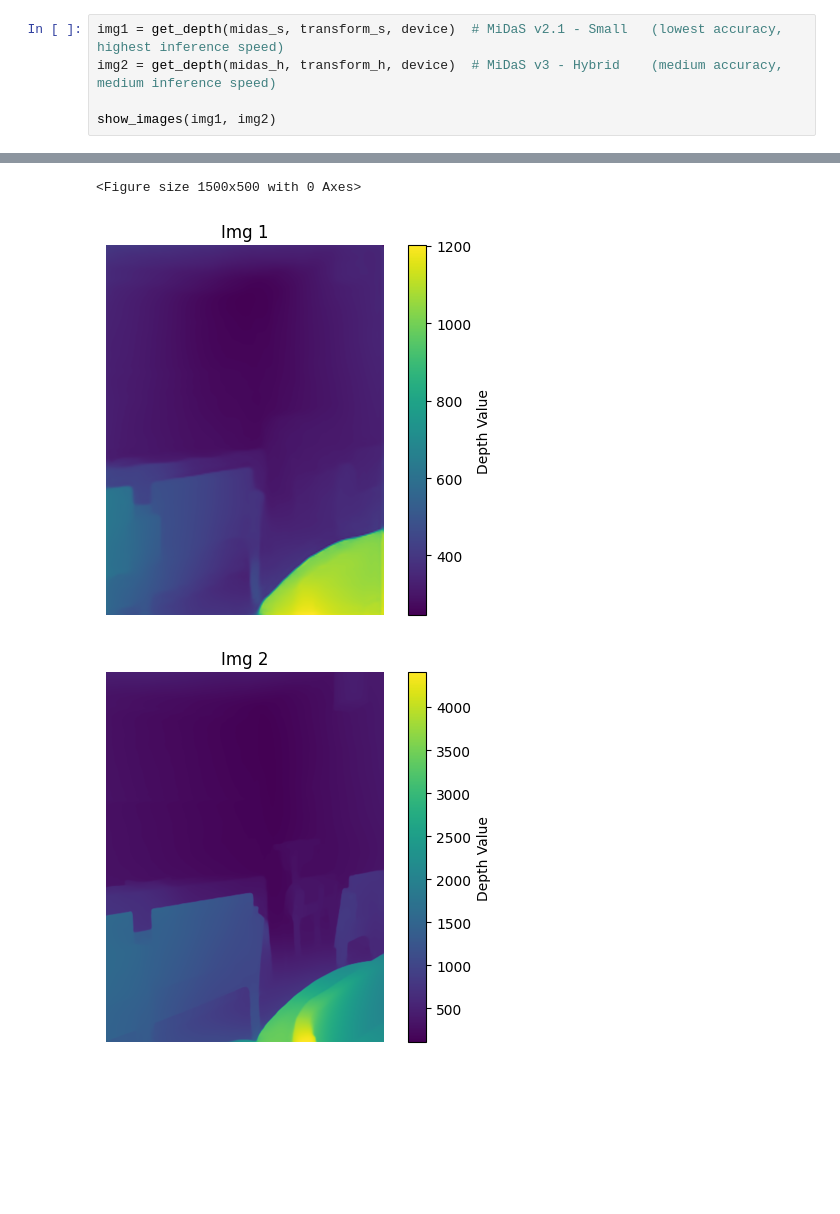
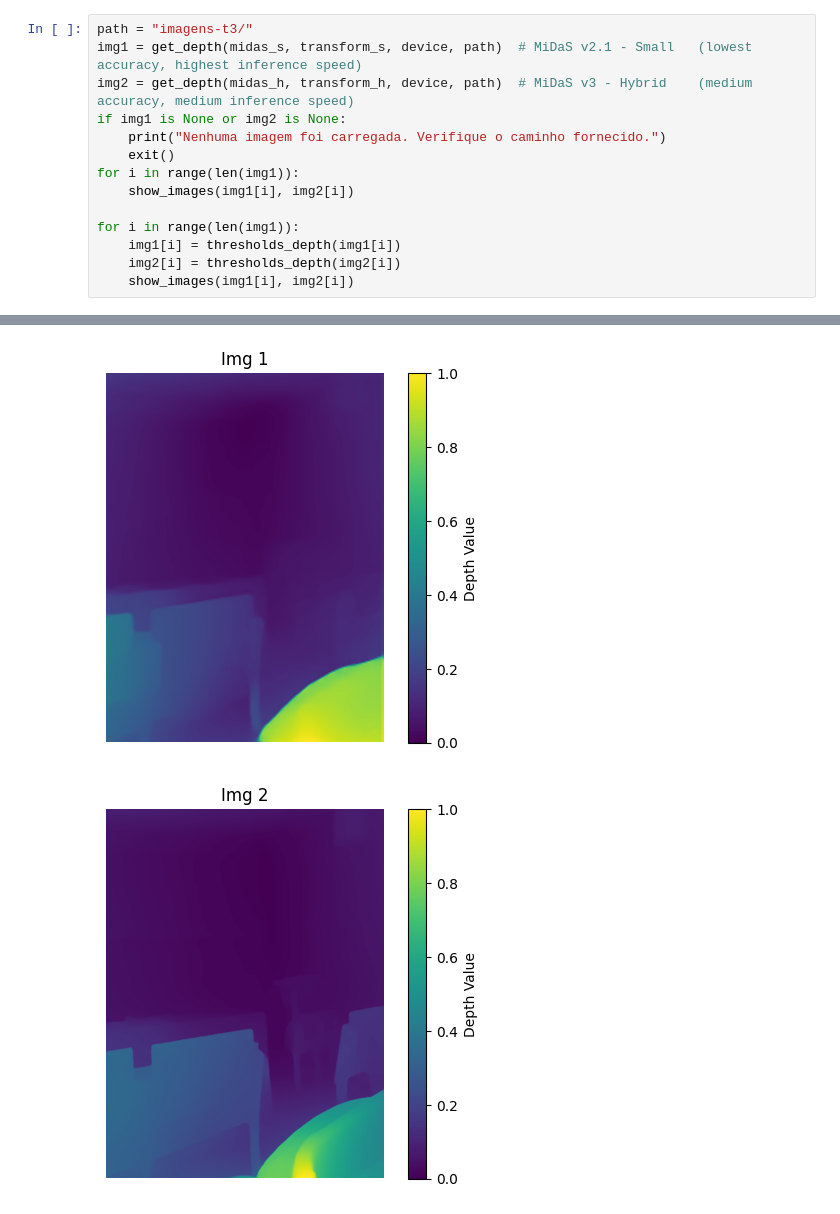
Before and after one commit to GabrielMacedoMontagna/MC949_Visao_Computacional, a Jupyter notebook: Trabalho 3/depth.ipynb, the cells around one changed output, grey strips where cells are left out. Drawn from its saved outputs; the diff is of its cells as text; blank space fills up the shorter version.

Commit message:
Finaliza a etapa de depth

```diff
--- a/Trabalho 3/depth.ipynb
+++ b/Trabalho 3/depth.ipynb
@@ -73,6 +136,15 @@ Using cache found in /home/admi/.cache/torch/hub/intel-isl_MiDaS_master
 # %%
-img1 = get_depth(midas_s, transform_s, device)  # MiDaS v2.1 - Small   (lowest accuracy, highest inference speed)
-img2 = get_depth(midas_h, transform_h, device)  # MiDaS v3 - Hybrid    (medium accuracy, medium inference speed)
+path = "imagens-t3/"
+img1 = get_depth(midas_s, transform_s, device, path)  # MiDaS v2.1 - Small   (lowest accuracy, highest inference speed)
+img2 = get_depth(midas_h, transform_h, device, path)  # MiDaS v3 - Hybrid    (medium accuracy, medium inference speed)
+if img1 is None or img2 is None:
+    print("Nenhuma imagem foi carregada. Verifique o caminho fornecido.")
+    exit()
+for i in range(len(img1)):
+    show_images(img1[i], img2[i])
 
-show_images(img1, img2)
+for i in range(len(img1)):
+    img1[i] = thresholds_depth(img1[i])
+    img2[i] = thresholds_depth(img2[i])
+    show_images(img1[i], img2[i])
 # %% [output]
@@ -81,3 +154,2 @@ Inference time: 0.0094 seconds
-<Figure size 1500x500 with 0 Axes>
-[figure, old version]
+[figure, new version]
-[figure, old version]
+[figure, new version]
```
Also changed, not shown: parts of 5 cells of this notebook, 1 other file.
